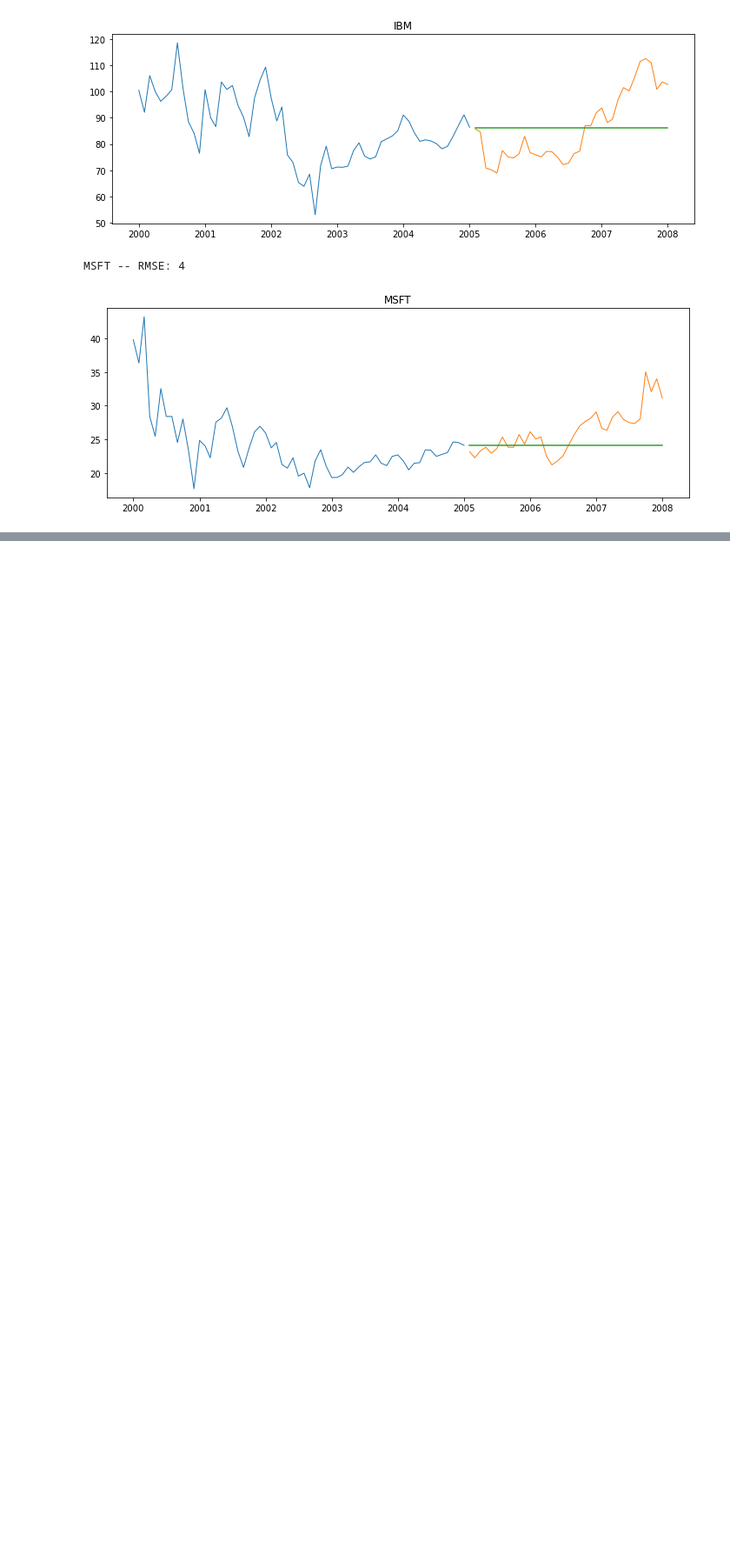
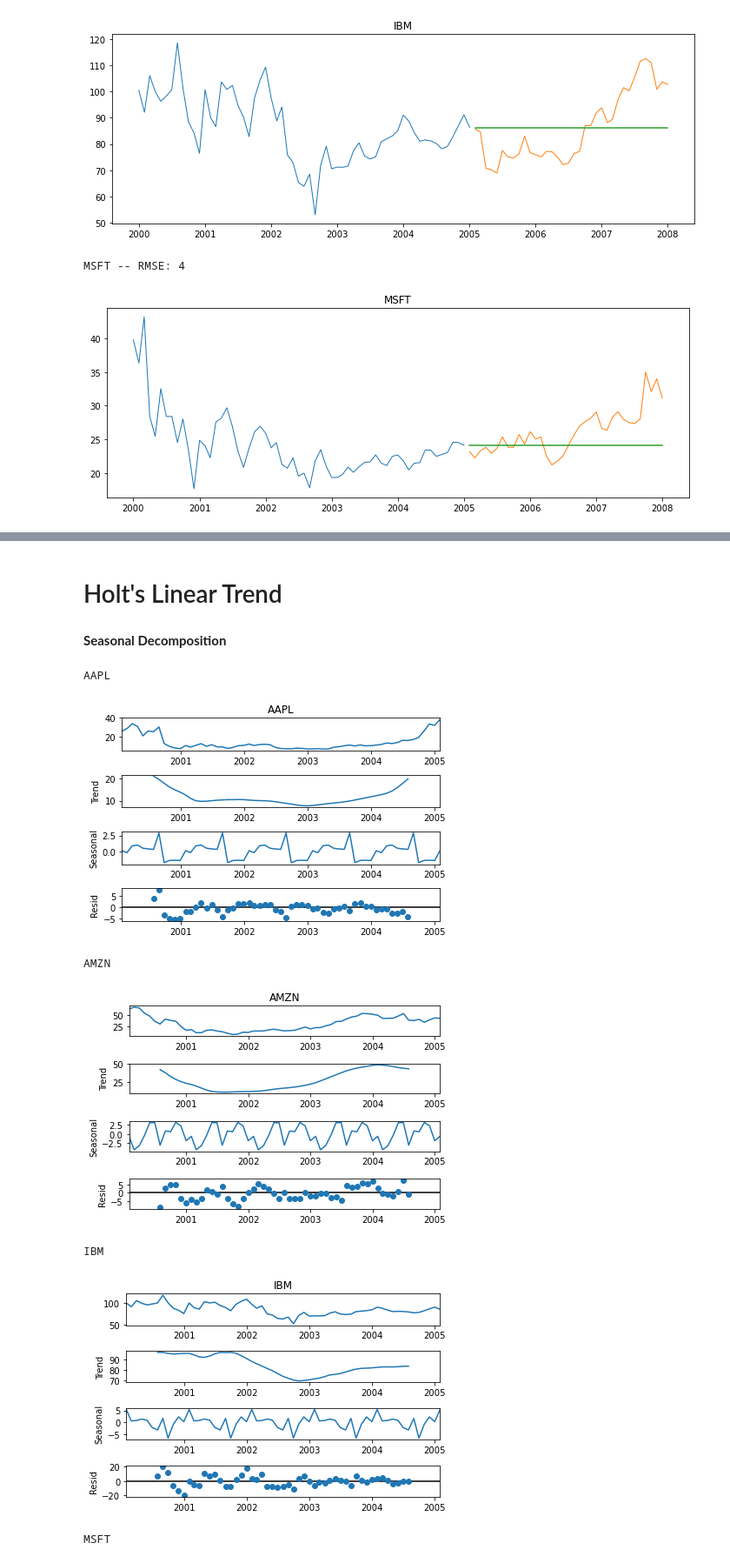
Before and after one commit to matt-c-knight/time-series-exercises, a Jupyter notebook: modeling.ipynb, the cells around one changed output, grey strips where cells are left out. Shown at 87% size. Saved outputs shown, nothing was run; the diff lists cells and outputs as text; code cells hidden in the pictures; blank space fills up the shorter version.

```diff
--- a/modeling.ipynb
+++ b/modeling.ipynb
@@ -737,0 +634,4 @@ MSFT -- RMSE: 4
+# %%
+for col in train.columns:
+    eval_df = append_eval_df(model_type='30d moving average',
+                             target_var = col)
@@ -737,0 +679,4 @@ MSFT -- RMSE: 4
+# %% [markdown]
+# Holt's Linear Trend
+# %% [markdown]
+**Seasonal Decomposition**
@@ -737,0 +685,13 @@ MSFT -- RMSE: 4
+# %%
+for col in train.columns:
+    print(col,'\n')
+    _ = sm.tsa.seasonal_decompose(train[col].resample('M').mean()).plot()
+    plt.show()
+# %% [output]
+AAPL
+[figure, added]
+AMZN
+[figure, added]
+IBM
+[figure, added]
+MSFT
```
Also changed, not shown: parts of 72 cells of this notebook.
